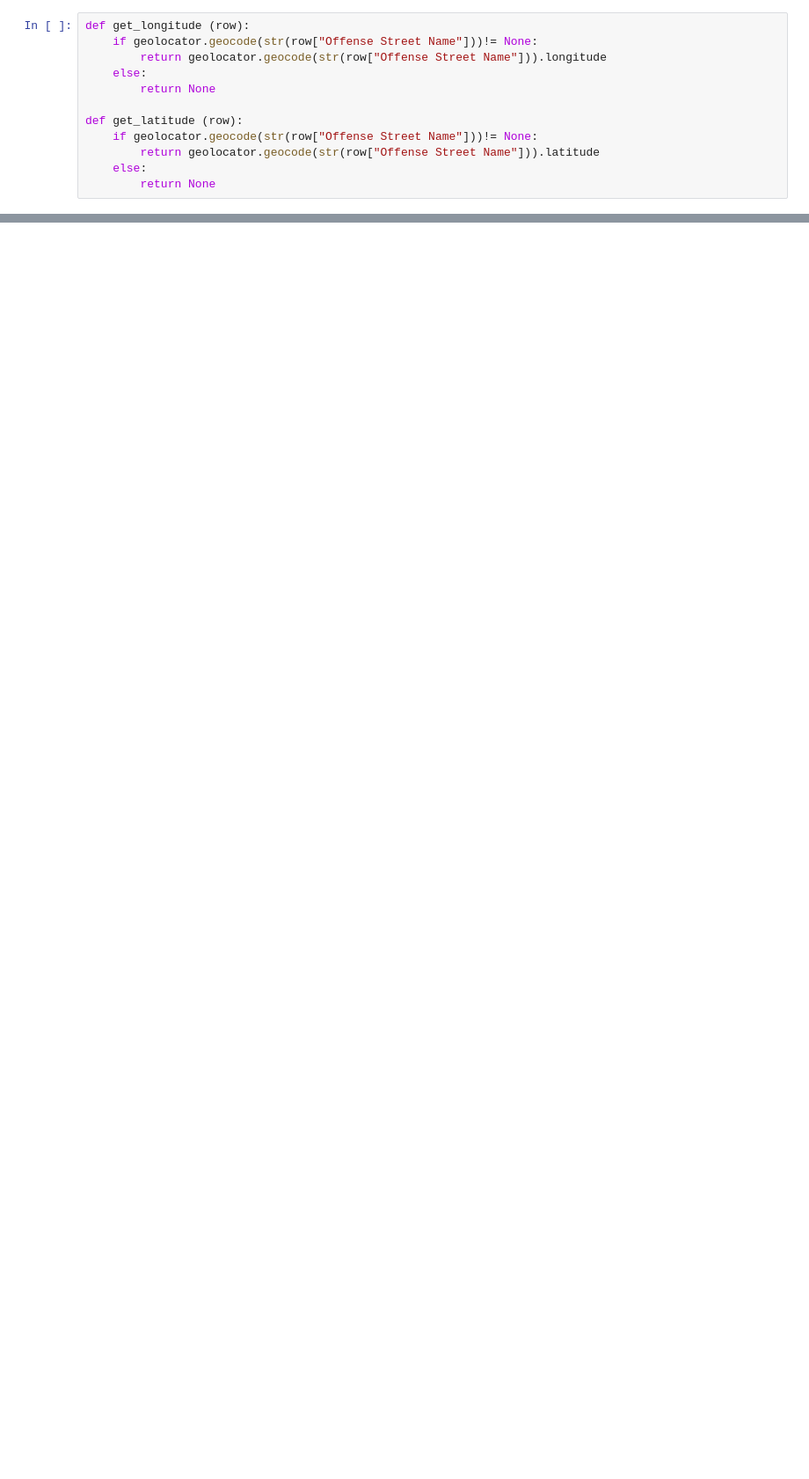
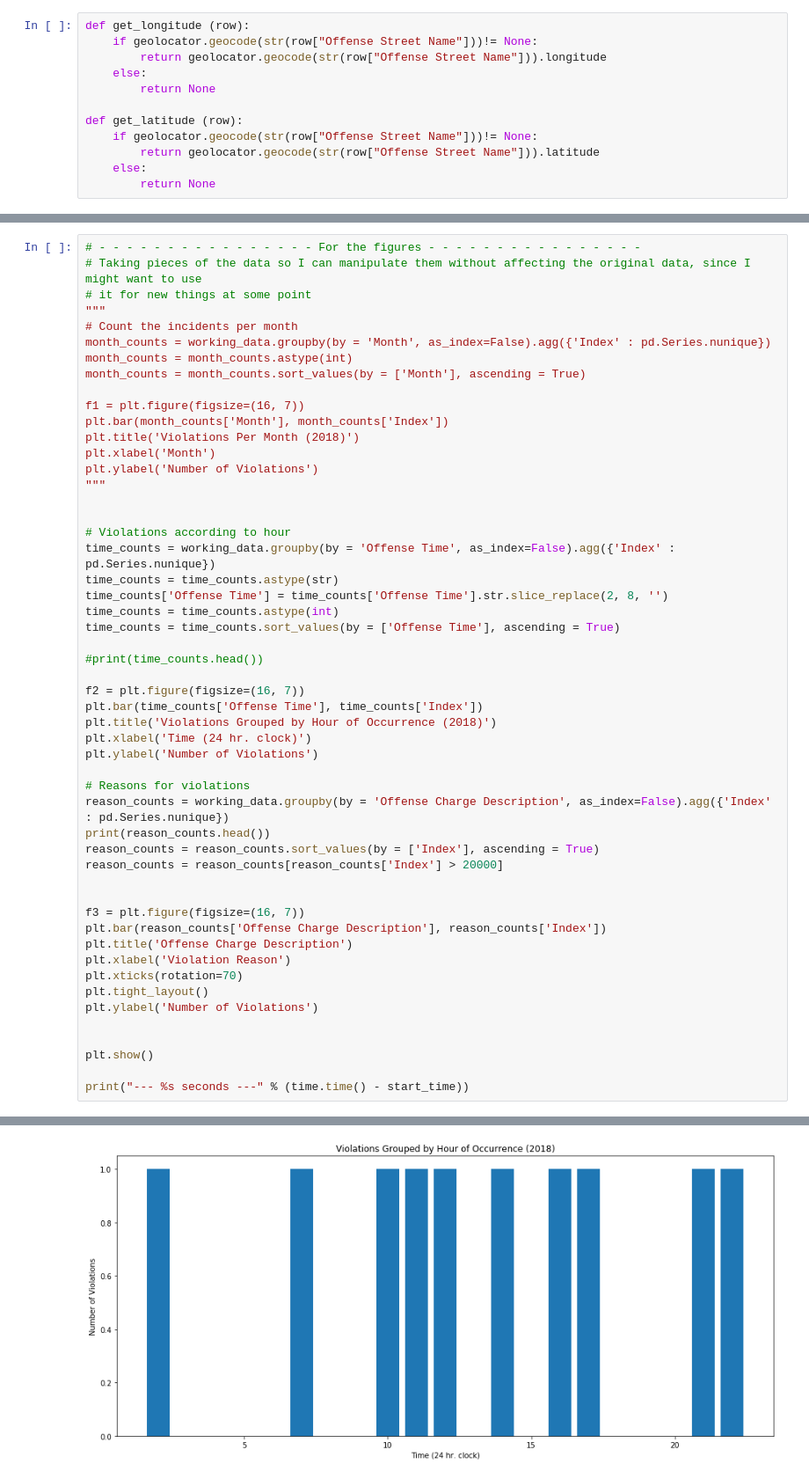
Before and after one commit to kendiser5000/Austin-Parking-Map, a Jupyter notebook: Traffic Data Parser and Mapping.ipynb, the cells around one changed output, grey strips where cells are left out. Shown at 88% size. Cells and saved outputs as stored; diff of their text form; blank space fills up the shorter version.

Commit message:
Added Graph Data, need to add description for final submission

```diff
--- a/Traffic Data Parser and Mapping.ipynb
+++ b/Traffic Data Parser and Mapping.ipynb
@@ -161,3 +163,56 @@ done, new .csv saved as Output2018.csv
 Loading data...
 Data loaded, producing figures and maps...
 [interactive output not drawn]
+# %%
+# - - - - - - - - - - - - - - - - For the figures - - - - - - - - - - - - - - - -
+# Taking pieces of the data so I can manipulate them without affecting the original data, since I might want to use
+# it for new things at some point
+"""
+# Count the incidents per month
+month_counts = working_data.groupby(by = 'Month', as_index=False).agg({'Index' : pd.Series.nunique})
+month_counts = month_counts.astype(int)
+month_counts = month_counts.sort_values(by = ['Month'], ascending = True)
+
+f1 = plt.figure(figsize=(16, 7))
+plt.bar(month_counts['Month'], month_counts['Index'])
+plt.title('Violations Per Month (2018)')
+plt.xlabel('Month')
+plt.ylabel('Number of Violations')
+"""
+
+
+# Violations according to hour
+time_counts = working_data.groupby(by = 'Offense Time', as_index=False).agg({'Index' : pd.Series.nunique})
+time_counts = time_counts.astype(str)
+time_counts['Offense Time'] = time_counts['Offense Time'].str.slice_replace(2, 8, '')
+time_counts = time_counts.astype(int)
+time_counts = time_counts.sort_values(by = ['Offense Time'], ascending = True)
+
+#print(time_counts.head())
+
+f2 = plt.figure(figsize=(16, 7))
+plt.bar(time_counts['Offense Time'], time_counts['Index'])
+plt.title('Violations Grouped by Hour of Occurrence (2018)')
+plt.xlabel('Time (24 hr. clock)')
+plt.ylabel('Number of Violations')
+
+# Reasons for violations
+reason_counts = working_data.groupby(by = 'Offense Charge Description', as_index=False).agg({'Index' : pd.Series.nunique})
+print(reason_counts.head())
+reason_counts = reason_counts.sort_values(by = ['Index'], ascending = True)
+reason_counts = reason_counts[reason_counts['Index'] > 20000]
+
+
+f3 = plt.figure(figsize=(16, 7))
+plt.bar(reason_counts['Offense Charge Description'], reason_counts['Index'])
+plt.title('Offense Charge Description')
+plt.xlabel('Violation Reason')
+plt.xticks(rotation=70)
+plt.tight_layout()
+plt.ylabel('Number of Violations')
+
+
+plt.show()
+
+print("--- %s seconds ---" % (time.time() - start_time))
+# %% [output]
@@ -163,0 +225 @@ Data loaded, producing figures and maps...
+[figure, added]
```
Also changed, not shown: parts of 3 cells of this notebook, 1 other file.
